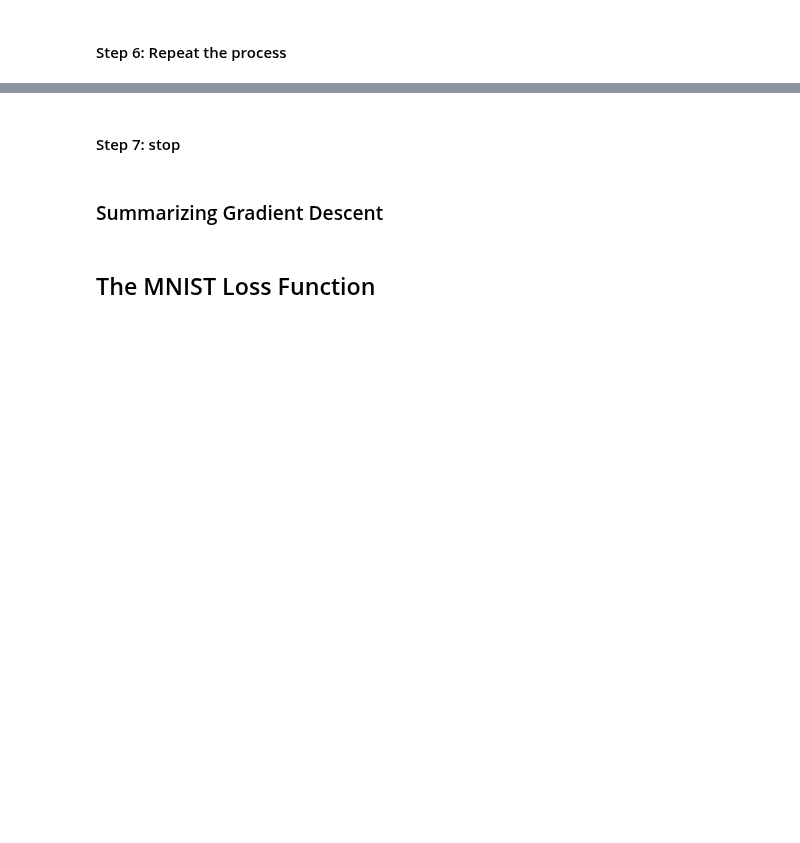
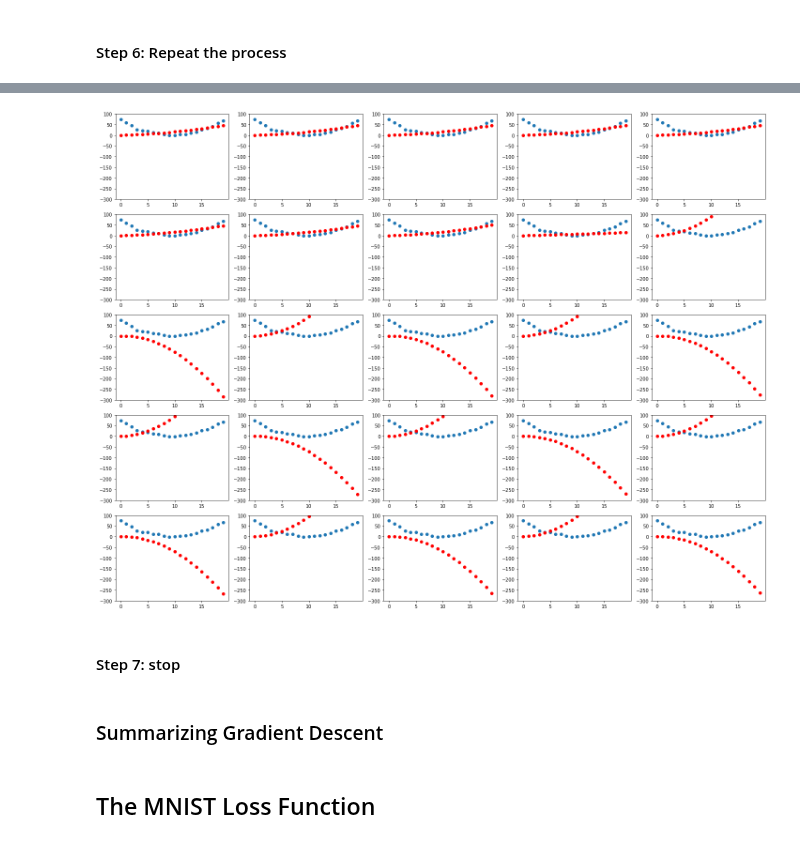
Before and after one commit to fhdbbk/fastai-1, a Jupyter notebook: 03_mnist_basics.ipynb, the cells around one changed output, grey strips where cells are left out. Cells and saved outputs as stored; diff of their text form; code cells hidden in the pictures; blank space fills up the shorter version.

```diff
--- a/03_mnist_basics.ipynb
+++ b/03_mnist_basics.ipynb
@@ -397,7 +414,7 @@ params
 # %% [markdown]
 #### Step 5: Step the weights.
 # %%
-lr = 1e-5
+lr = 1e-4
 params.data -= lr * params.grad.data
 params.grad = None
 # %%
@@ -408,4 +429,5 @@ show_preds(preds)
 # %%
+lr = 1e-2
 def apply_step(params, prn=True):
     preds = f(time, params)
     loss = mse(preds, speed)
@@ -422,9 +455,13 @@ for i in range(10): apply_step(params)
 #hide
 params = orig_params.detach().requires_grad_()
 # %%
-_,axs = plt.subplots(1,4,figsize=(12,3))
-for ax in axs: show_preds(apply_step(params, False), ax)
+_,axs = plt.subplots(5,5,figsize=(20,15))
+for ax in axs:
+  for a in ax:
+    show_preds(apply_step(params, False), a)
 plt.tight_layout()
+# %% [output]
+[figure, added]
 # %% [markdown]
 #### Step 7: stop
 # %% [markdown]
```
Also changed, not shown: parts of 12 cells of this notebook.
